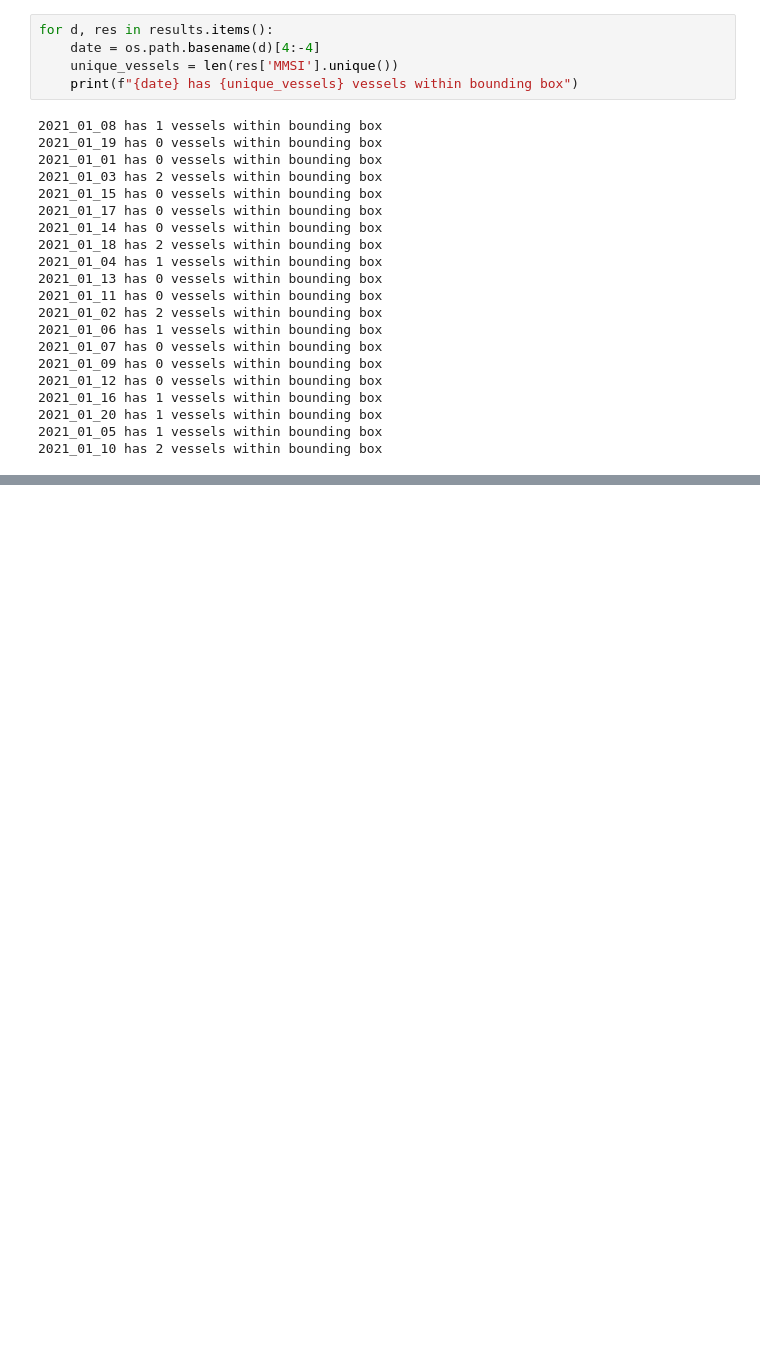
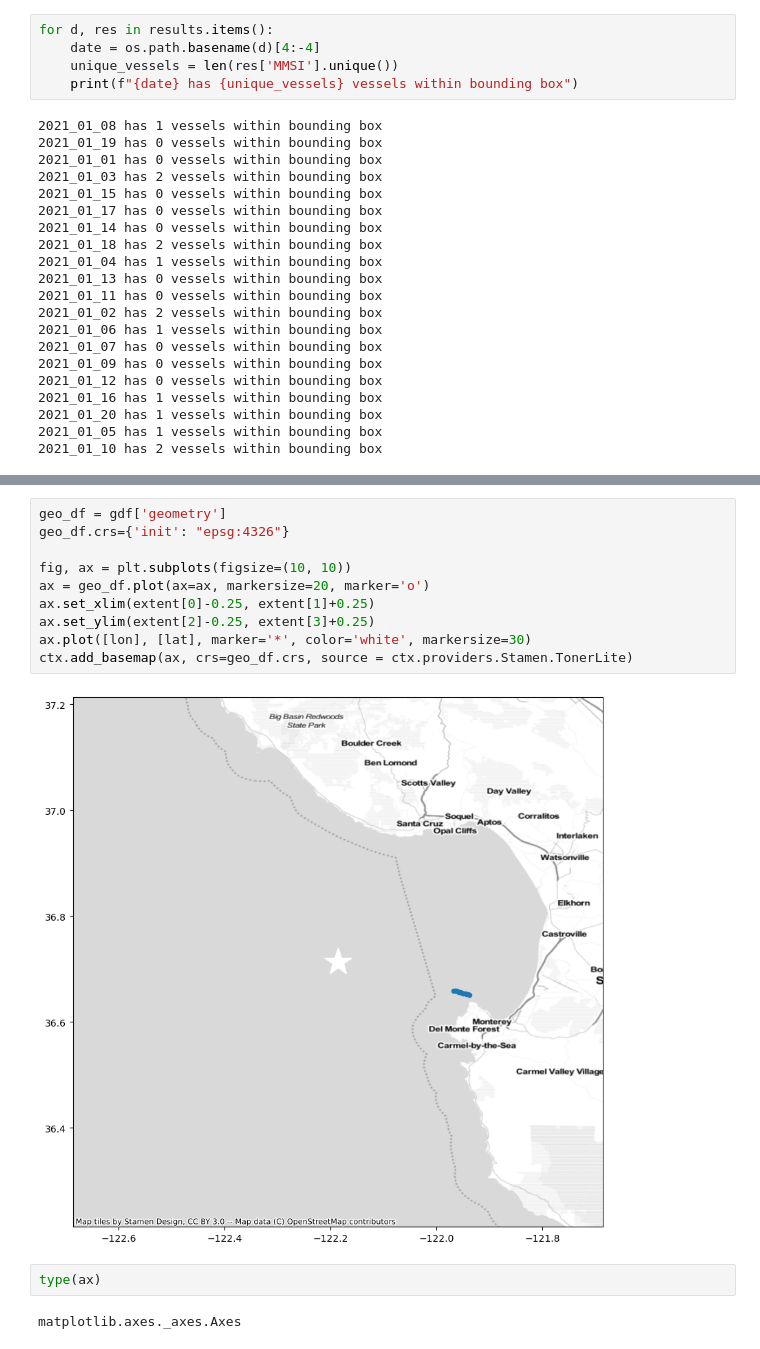
Before and after one commit to oceanhackweek/ohw23-proj-pamproject, a Jupyter notebook: Vessels.ipynb, the cells around one changed output, grey strips where cells are left out. Drawn from its saved outputs; the diff is of its cells as text; blank space fills up the shorter version.

```diff
--- a/Vessels.ipynb
+++ b/Vessels.ipynb
@@ -194,0 +222,16 @@ with open('data/vessel/vessels_count.pickle', 'wb') as f:
+# %%
+geo_df = gdf['geometry']
+geo_df.crs={'init': "epsg:4326"}
+
+fig, ax = plt.subplots(figsize=(10, 10))
+ax = geo_df.plot(ax=ax, markersize=20, marker='o')
+ax.set_xlim(extent[0]-0.25, extent[1]+0.25)
+ax.set_ylim(extent[2]-0.25, extent[3]+0.25)
+ax.plot([lon], [lat], marker='*', color='white', markersize=30)
+ctx.add_basemap(ax, crs=geo_df.crs, source = ctx.providers.Stamen.TonerLite)
+# %% [output]
+[figure, added]
+# %%
+type(ax)
+# %% [output]
+matplotlib.axes._axes.Axes
```
Also changed, not shown: parts of 25 cells of this notebook.
